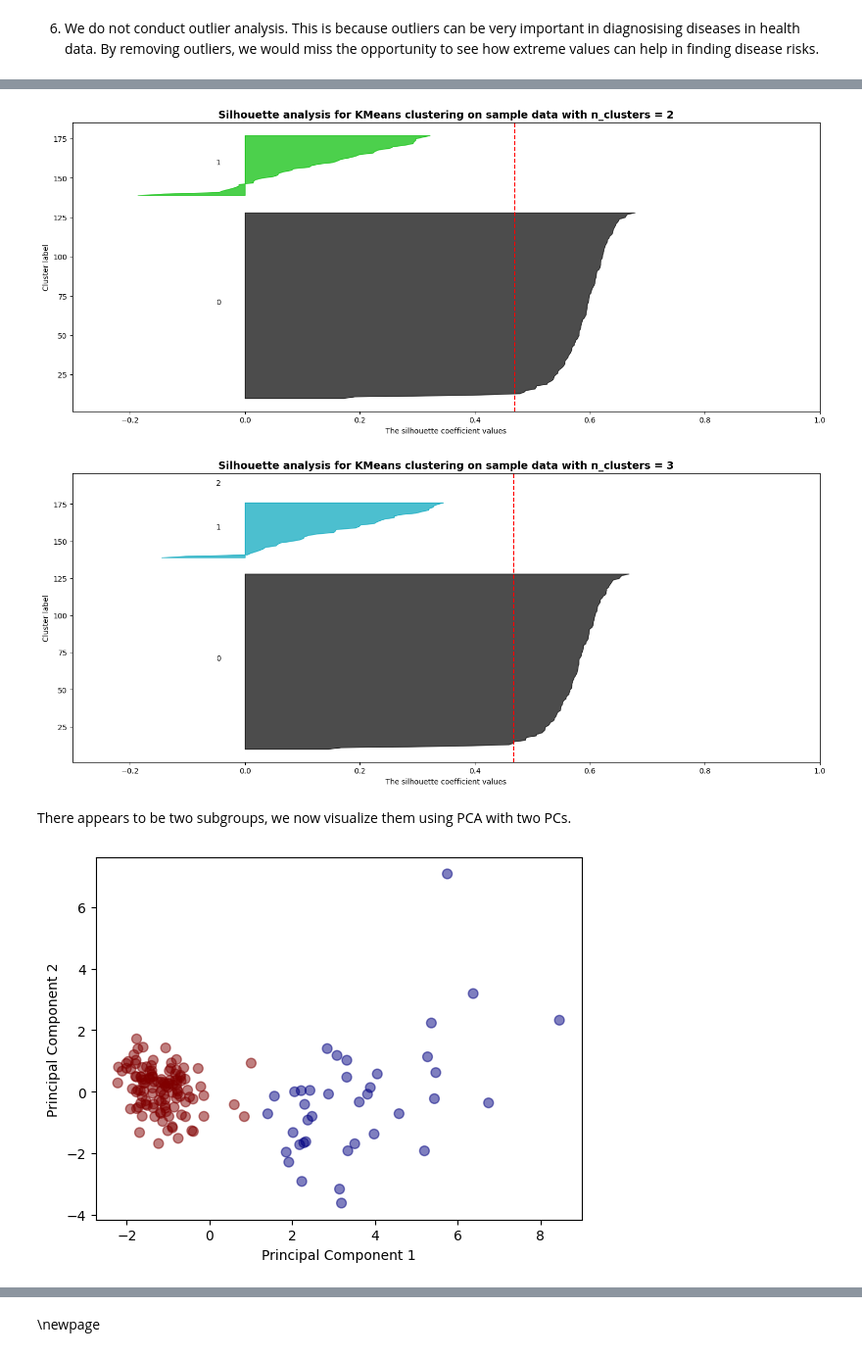
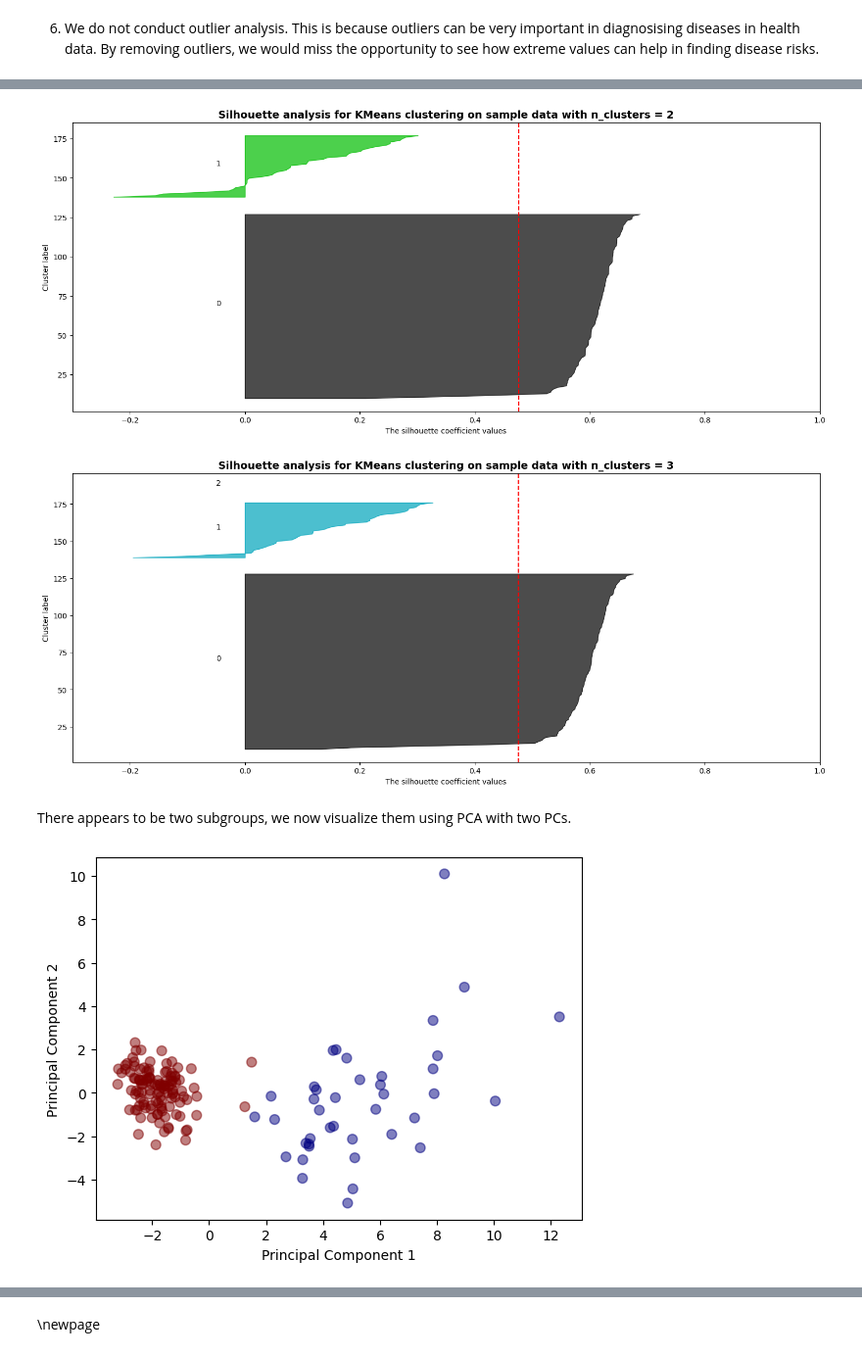
Before and after one commit to seebachl/3DA3-Asgmt-6, a Jupyter notebook: Seebach_Lily_HW6.ipynb, the cells around one changed output, grey strips where cells are left out. Shown at 98% size. Saved outputs shown, nothing was run; the diff lists cells and outputs as text; code cells hidden in the pictures.

```diff
--- a/Seebach_Lily_HW6.ipynb
+++ b/Seebach_Lily_HW6.ipynb
@@ -161,3 +142,6 @@ We can see that all variables have missing values, since no counts equal 400 (ex
+# %%
+data = data.replace('\tno', 'no')
+data = data.replace('ckd\t', 'ckd')
 # %% [markdown]
 Next we re-examine the data types
 # %%
@@ -187,12 +194,13 @@ Finally, we look at variables' distributions.
 # %%
 import seaborn as sns
 import matplotlib.pyplot as plt
-figure, axes = plt.subplots(5,5, sharex= False, figsize=(24,24))
-col = data.columns
+figure, axes = plt.subplots(7,2, sharex= False, figsize=(24,24))
 k = 0
-for i in range(5):
-    for j in range(5):
-        sns.histplot(ax = axes[i,j], data=data, x = str(col[k]), binwidth=0.5)
+cat_vars =  data.select_dtypes(include='category').columns
+for i in range(7):
+    for j in range(2):
+        sns.countplot(ax = axes[i,j], data=data, x = str(cat_vars[k]))
         k = k+1
+
 plt.show()
 # %% [output]
@@ -212,4 +220,4 @@ From this heatmap we can see hemoglobin and packed cell volume, hemoglobin and r
 # %% [markdown]
 5. We remove observations with missing values in order to conduct subgroup analysis.
 # %%
-data_ex = data.dropna(ignore_index=True) # drop observations
+data = data.dropna(ignore_index=True) # drop observations
@@ -222,16 +252,21 @@ from sklearn.cluster import KMeans
 from sklearn.metrics import silhouette_samples, silhouette_score
 import matplotlib.cm as cm
 from sklearn.preprocessing import scale
+scaled_data = data
+scaled_data[num_col] = pd.DataFrame(scale(data[num_col]))
+dummy = pd.get_dummies(data = scaled_data, columns = cat_vars)
+scaled_data = scaled_data.drop(cat_vars, axis = 1)
+scaled_data = pd.concat([scaled_data, dummy], axis = 1)
+scaled_data = scaled_data.drop(['class_ckd','class_notckd'], axis = 1)
 
-num_ex = pd.DataFrame(scale(data_ex[num_col]))
 range_n_clusters = [2, 3]
 for n_clusters in range_n_clusters:
     km = KMeans(n_clusters = n_clusters, n_init = 20, random_state=0)
-    cluster_labels_km = km.fit_predict(num_ex)
+    cluster_labels_km = km.fit_predict(scaled_data)
     # average silhouette score
-    silhouette_avg_km = silhouette_score(num_ex, cluster_labels_km)
+    silhouette_avg_km = silhouette_score(scaled_data, cluster_labels_km)
     # compute the silhouette scores for each sample
-    sample_silhouette_values = silhouette_samples(num_ex, cluster_labels_km)
+    sample_silhouette_values = silhouette_samples(scaled_data, cluster_labels_km)
     fig, ax1 = plt.subplots(1, 1)
     fig.set_size_inches(18, 7)
     ax1.set_xlim([-0.3, 1])# change this based on the silhouette range
@@ -279,24 +314,24 @@ for n_clusters in range_n_clusters:
 
 plt.show()
 # %% [output]
-[figure, old version]
+[figure, new version]
-[figure, old version]
+[figure, new version]
 # %% [markdown]
 There appears to be two subgroups, we now visualize them using PCA with two PCs.
 # %%
 km1 = KMeans(n_clusters=2, n_init=20, random_state=0)
-km1.fit(num_ex)
-cluster_labels_km1 = km1.fit_predict(num_ex)
+km1.fit(scaled_data)
+cluster_labels_km1 = km1.fit_predict(scaled_data)
 from sklearn.decomposition import PCA, TruncatedSVD, FactorAnalysis
 pca = PCA()
-pc_scores = pd.DataFrame(pca.fit_transform(num_ex), columns=['PC1', 'PC2', 'PC3', 'PC4', 'PC5', 'PC6','PC7','PC8', 'PC9','PC10', 'PC11'], index=num_ex.index)
+pc_scores = pd.DataFrame(pca.fit_transform(scaled_data), index=scaled_data.index)
 
 color_idx = pd.factorize(cluster_labels_km1)[0]
 cmap = plt.cm.jet
 scatter = plt.scatter(pc_scores.iloc[:,0], pc_scores.iloc[:,1], c=color_idx, cmap=cmap, alpha=0.5, s=50)
 plt.ylabel('Principal Component 2')
 plt.xlabel('Principal Component 1')
 plt.show()
 # %% [output]
-[figure, old version]
+[figure, new version]
 # %% [markdown]
```
Also changed, not shown: parts of 39 cells of this notebook.
